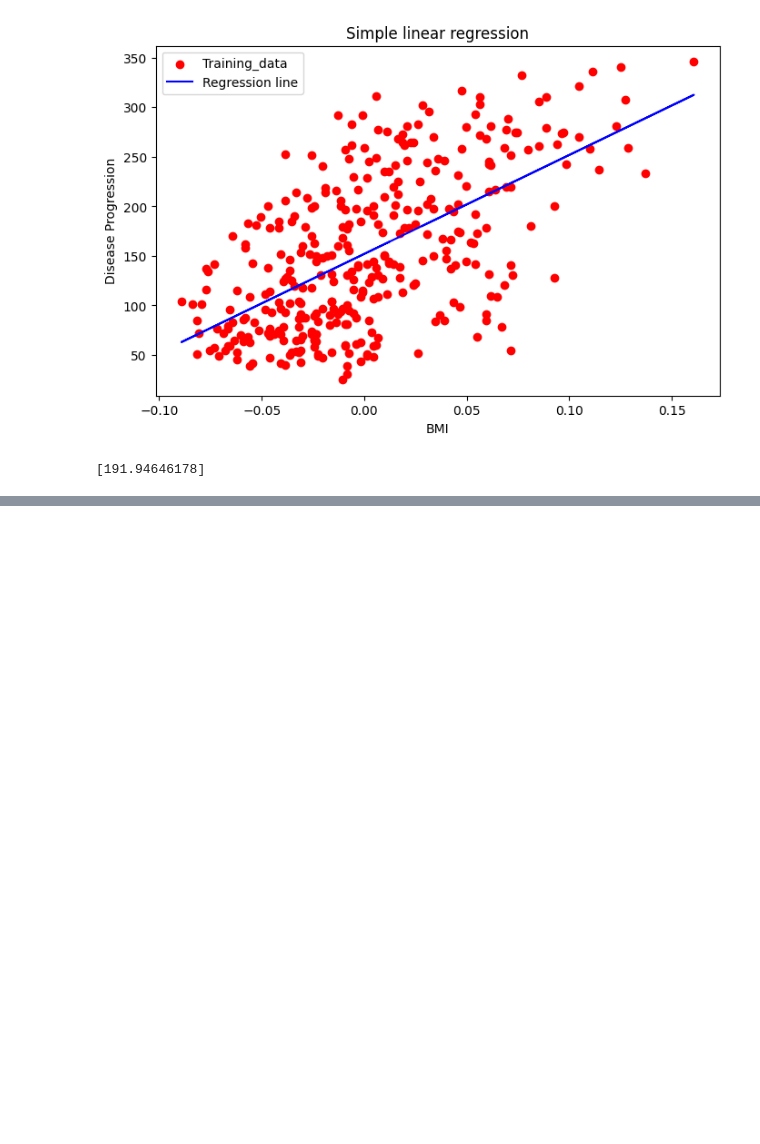
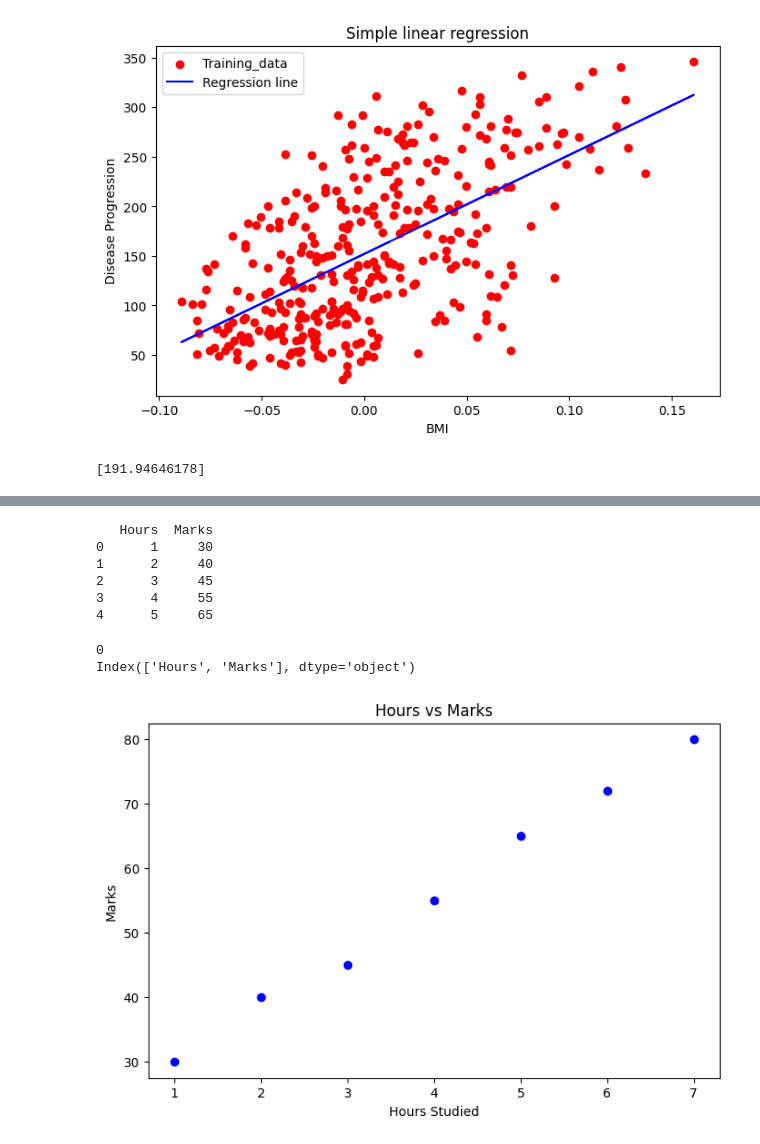
Before and after one commit to mayurbhunjwa-02/PBEL12, a Jupyter notebook: ML.ipynb, the cells around one changed output, grey strips where cells are left out. Drawn from its saved outputs; the diff is of its cells as text; code cells hidden in the pictures; blank space fills up the shorter version.

```diff
--- a/ML.ipynb
+++ b/ML.ipynb
@@ -338,0 +319,32 @@ Predicted Marks: 67.5
+# %%
+# Step 2 - Create Dataset
+data = {
+    "Hours": [1, 2, 3, 4, 5, 6, 7],
+    "Marks": [30, 40, 45, 55, 65, 72, 80]
+}
+df = pd.DataFrame(data)
+print(df.head())
+# %% [output]
+   Hours  Marks
+0      1     30
+1      2     40
+2      3     45
+3      4     55
+4      5     65
+# %%
+# Step 3 - Check duplicates & columns
+print(df.duplicated().sum())
+print(df.columns)
+# %% [output]
+0
+Index(['Hours', 'Marks'], dtype='object')
+# %%
+# Step 4 - Scatter Plot
+plt.figure(figsize=(8, 5))
+plt.scatter(df["Hours"], df["Marks"], color="blue")
+plt.xlabel("Hours Studied")
+plt.ylabel("Marks")
+plt.title("Hours vs Marks")
+plt.show()
+# %% [output]
+[figure, added]
```
Also changed, not shown: parts of 96 cells of this notebook.
